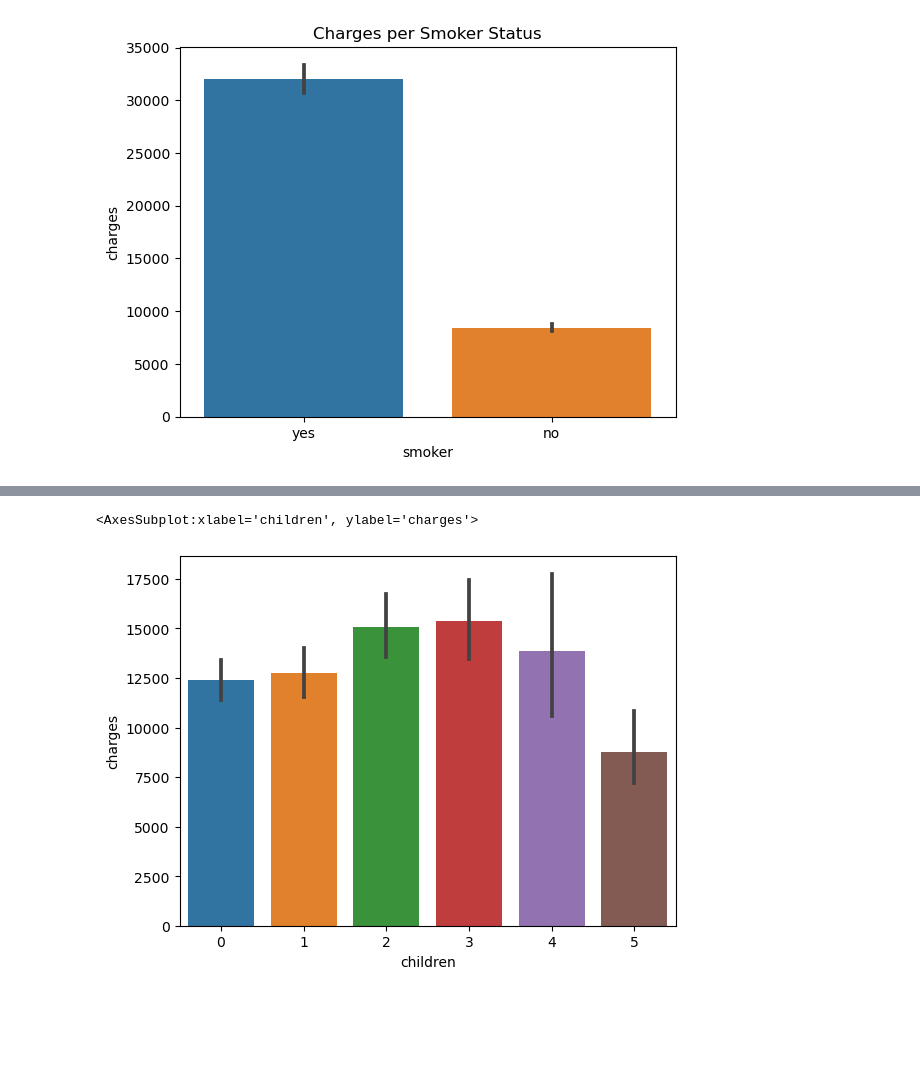
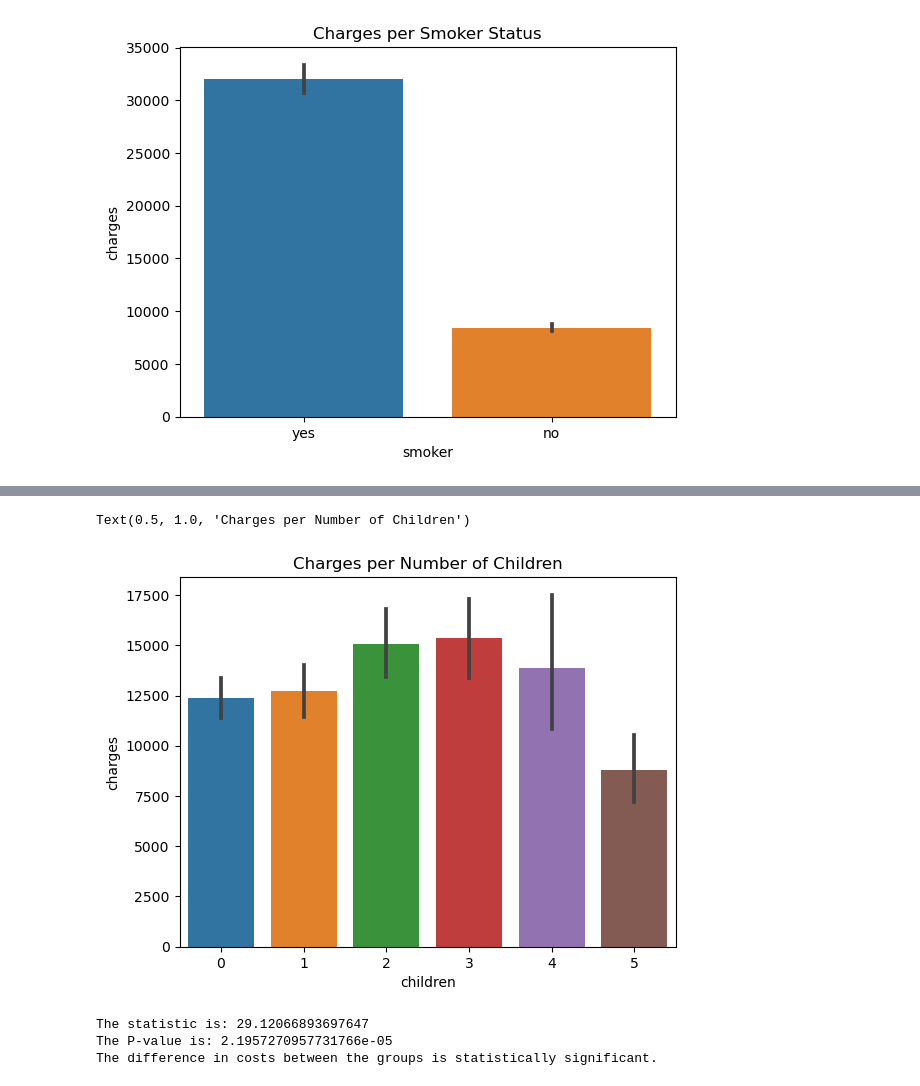
Before and after one commit to DeborahAkp/Portfolio, a Jupyter notebook: Data Analysis Projects/Project 1/Medical Cost.ipynb, the cells around one changed output, grey strips where cells are left out. Drawn from its saved outputs; the diff is of its cells as text; code cells hidden in the pictures; blank space fills up the shorter version.

```diff
--- a/Data Analysis Projects/Project 1/Medical Cost.ipynb
+++ b/Data Analysis Projects/Project 1/Medical Cost.ipynb
@@ -217,5 +205,31 @@ sns.jointplot(x = 'age', y= 'charges', data = df_no_outliers)
 # %%
 sns.barplot(x = 'children', y='charges', data = df)
+plt.title('Charges per Number of Children')
 # %% [output]
-<AxesSubplot:xlabel='children', ylabel='charges'>
+Text(0.5, 1.0, 'Charges per Number of Children')
-[figure, old version]
+[figure, new version]
+# %%
+group_0 = df[df['children'] == 0]['charges']
+group_1 = df[df['children'] == 1]['charges']
+group_2 = df[df['children'] == 2]['charges']
+group_3 = df[df['children'] == 3]['charges']
+group_4 = df[df['children'] == 4]['charges']
+group_5 = df[df['children'] == 5]['charges']
+
+# Perform Kruskal-Wallis test
+statistic, p_value = stats.kruskal(group_0, group_1, group_2, group_3, group_4, group_5)
+
+
+significance_level = 0.05
+
+print(f'The statistic is: {statistic}')
+print(f'The P-value is: {p_value}')
+
+if p_value < significance_level:
+    print("The difference in costs between the groups is statistically significant.")
+else:
+    print("There is no statistically significant difference in costs between the groups.")
+# %% [output]
+The statistic is: 29.12066893697647
+The P-value is: 2.1957270957731766e-05
+The difference in costs between the groups is statistically significant.
```
Also changed, not shown: parts of 19 cells of this notebook, 29 other files.
